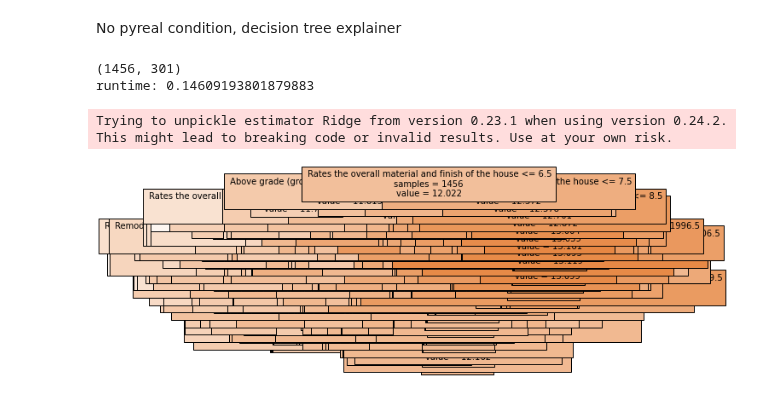
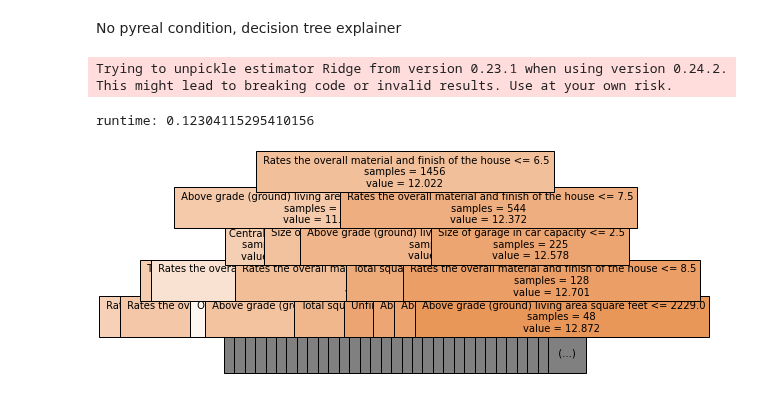
Before and after one commit to sibyl-dev/pyreal, a Jupyter notebook: experiments/ames_housing.ipynb, the cells around one changed output. Saved outputs shown, nothing was run; the diff lists cells and outputs as text; code cells hidden in the pictures.

```diff
--- a/experiments/ames_housing.ipynb
+++ b/experiments/ames_housing.ipynb
@@ -549,37 +548,34 @@ def ames_transform(x):
         x_transform.loc[:, "OpenPorchSF"] = x_transform.loc[:, "OpenPorchSF"].fillna(0)
         x_transform.loc[:, "PavedDrive"] = x_transform.loc[:, "PavedDrive"].fillna("N")
         x_transform.loc[:, "PoolQC"] = x_transform.loc[:, "PoolQC"].fillna("No")
         x_transform.loc[:, "PoolArea"] = x_transform.loc[:, "PoolArea"].fillna(0)
         x_transform.loc[:, "SaleCondition"] = x_transform.loc[:, "SaleCondition"].fillna("Normal")
         x_transform.loc[:, "ScreenPorch"] = x_transform.loc[:, "ScreenPorch"].fillna(0)
         x_transform.loc[:, "TotRmsAbvGrd"] = x_transform.loc[:, "TotRmsAbvGrd"].fillna(0)
         x_transform.loc[:, "Utilities"] = x_transform.loc[:, "Utilities"].fillna("AllPub")
         x_transform.loc[:, "WoodDeckSF"] = x_transform.loc[:, "WoodDeckSF"].fillna(0)
         x_transform.loc[:, "Electrical"] = x_transform.loc[:, "Electrical"].fillna("SBrkr")
         x_num = x_transform.select_dtypes(exclude=["object"])
         x_cat = x_transform.select_dtypes(include=["object"])
         x_num = x_num.fillna(x_num.median())
         return pd.concat([x_num, x_cat], axis=1)
 X_explain = ames_transform(X_orig)
 columns_to_encode = X_explain.select_dtypes(include=["object"]).columns
 to_encode = X_explain[columns_to_encode]
 ohe = SklearnOneHotEncoder(sparse=False).fit(to_encode)
 encoded_columns = ohe.get_feature_names(to_encode.columns)
 index = to_encode.index
 encoded = ohe.transform(to_encode)
 encoded_df = pd.DataFrame(encoded, columns=encoded_columns, index=index)
 X_explain = pd.concat([X_explain.drop(columns_to_encode, axis="columns"), encoded_df], axis=1)
-print(X_explain.shape)
 sklearn_explanation = tree.DecisionTreeRegressor()
 model = pickle.load(open("../tutorials/ames_housing/model.pkl", "rb"))
-results = model.predict(X_explain)
 sklearn_explanation.fit(X_explain, model.predict(X_explain))
 print("runtime:", time.time()-start)
 
-plot_tree(sklearn_explanation, feature_names=dte.return_features(), impurity=False, fontsize=10, filled=True)
+plot_tree(sklearn_explanation, feature_names=dte.return_features(), max_depth=4, impurity=False, fontsize=10, filled=True)
 plt.show()
 # %% [output]
-(1456, 301)
-runtime: 0.14609193801879883
+Trying to unpickle estimator Ridge from version 0.23.1 when using version 0.24.2. This might lead to breaking code or invalid results. Use at your own risk.
-Trying to unpickle estimator Ridge from version 0.23.1 when using version 0.24.2. This might lead to breaking code or invalid results. Use at your own risk.
+runtime: 0.12304115295410156
-[figure, old version]
+[figure, new version]
```
Also changed, not shown: parts of 5 cells of this notebook, 1 other file.
